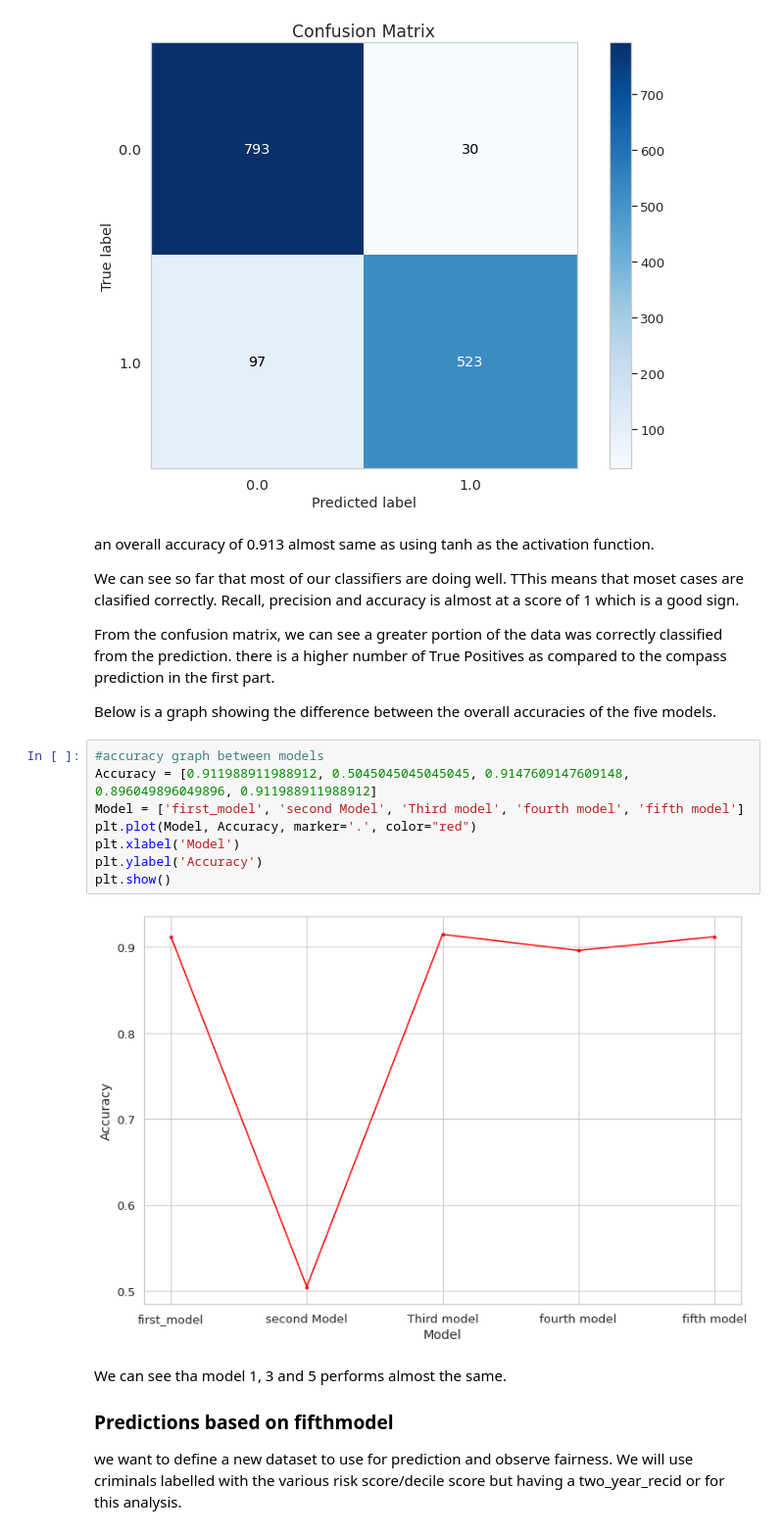
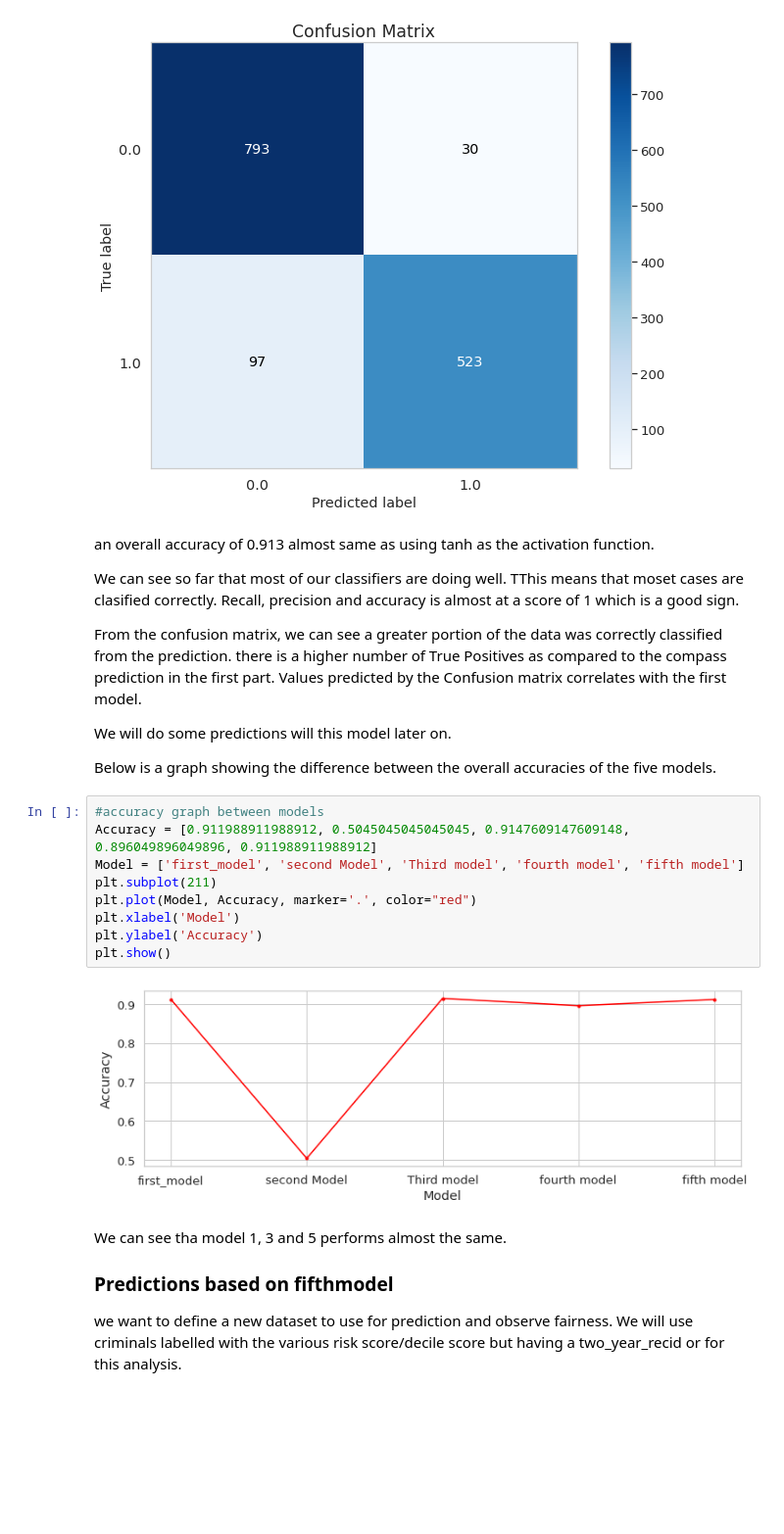
Before and after one commit to irmanfaqrizal/datascience, a Jupyter notebook: secondpart.ipynb, the cells around one changed output. Shown at 98% size. Cells and saved outputs as stored; diff of their text form; blank space fills up the shorter version.

Commit message:
counts of predictions

```diff
--- a/secondpart.ipynb
+++ b/secondpart.ipynb
@@ -613,19 +616,22 @@ an overall accuracy of 0.913 almost same as using tanh as the activation functio
 
 We can see so far that most of our classifiers are doing well. TThis means that moset cases are clasified correctly. Recall, precision and accuracy is almost at a score of 1 which is a good sign.
 
-From the confusion matrix, we can see a greater portion of the data was correctly classified from the prediction. there is a higher number of True Positives as compared to the compass prediction in the first part.
+From the confusion matrix, we can see a greater portion of the data was correctly classified from the prediction. there is a higher number of True Positives as compared to the compass prediction in the first part. Values predicted by the Confusion matrix correlates with the first model.
+
+We will do some predictions will this model later on.
 
 Below is a graph showing the difference between the overall accuracies of the five models.
 # %%
 #accuracy graph between models
 Accuracy = [0.911988911988912, 0.5045045045045045, 0.9147609147609148, 0.896049896049896, 0.911988911988912]
 Model = ['first_model', 'second Model', 'Third model', 'fourth model', 'fifth model']
+plt.subplot(211)
 plt.plot(Model, Accuracy, marker='.', color="red")
 plt.xlabel('Model')
 plt.ylabel('Accuracy')
 plt.show()
 # %% [output]
-[figure, old version]
+[figure, new version]
 # %% [markdown]
 We can see tha model 1, 3 and 5 performs almost the same.
 
```
Also changed, not shown: parts of 10 cells of this notebook.
